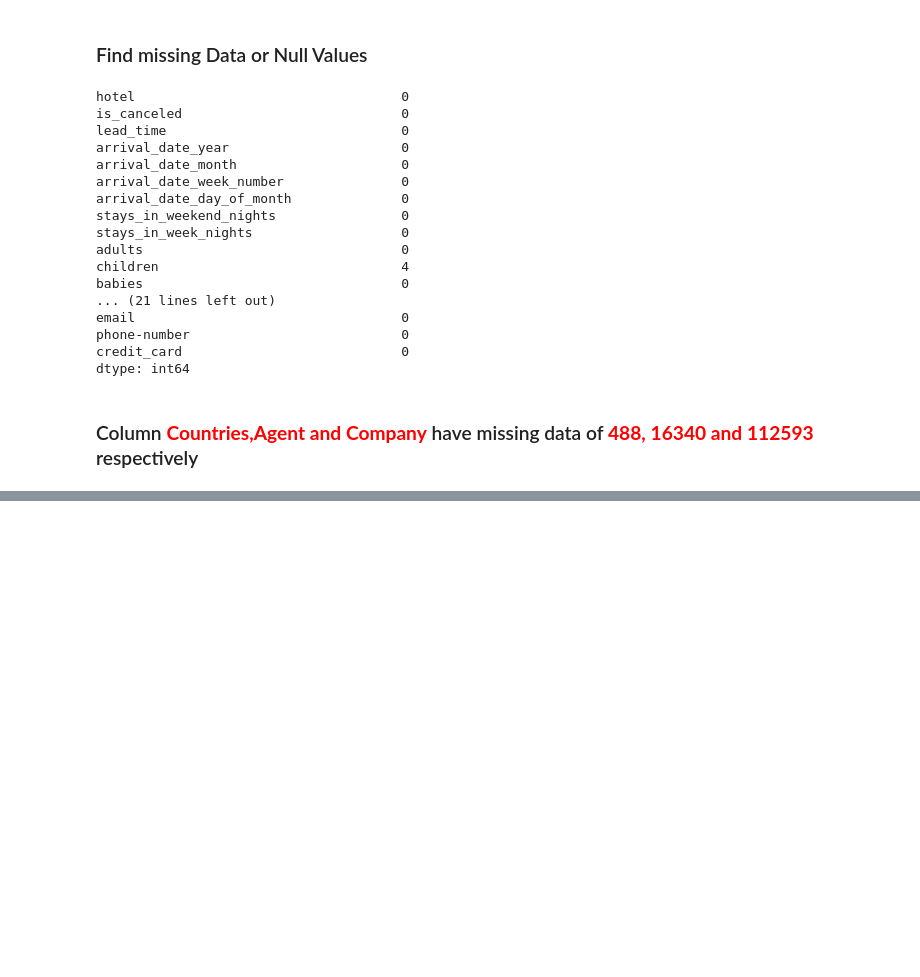
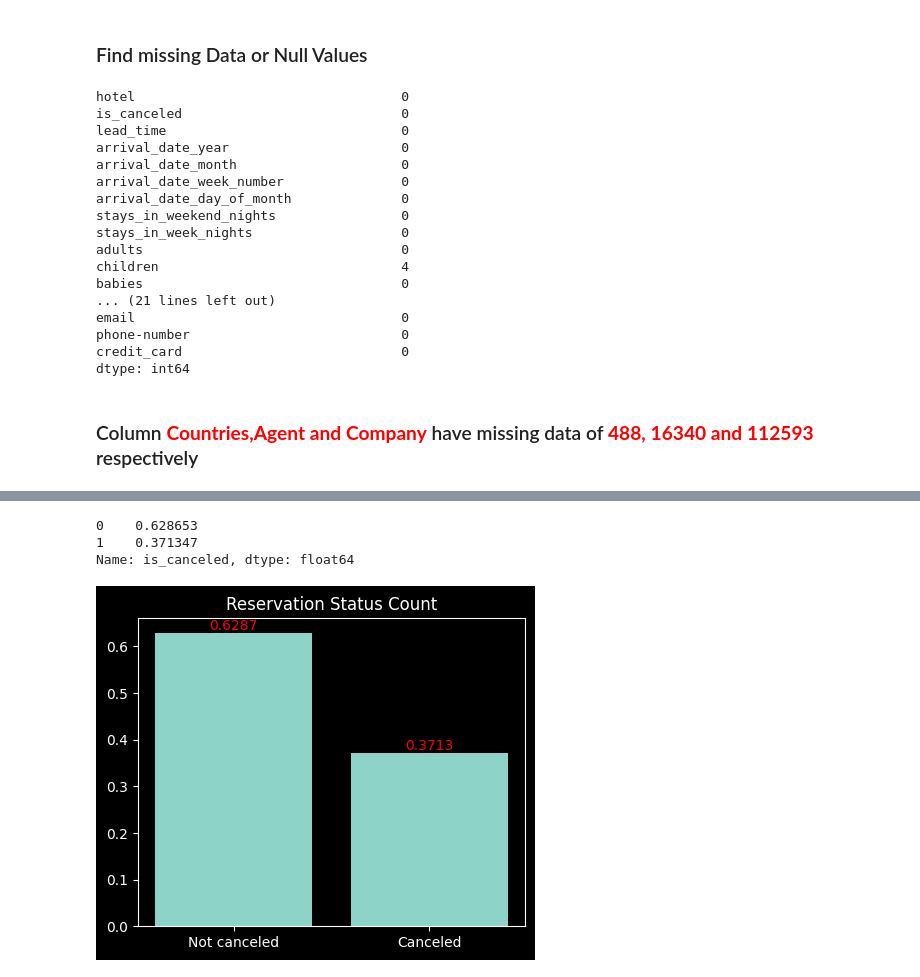
Before and after one commit to waseemofficial/Hotel-Booking-Data-, a Jupyter notebook: hotelBookingAnalysis.ipynb, the cells around one changed output, grey strips where cells are left out. Saved outputs shown, nothing was run; the diff lists cells and outputs as text; code cells hidden in the pictures; blank space fills up the shorter version.

```diff
--- a/hotelBookingAnalysis.ipynb
+++ b/hotelBookingAnalysis.ipynb
@@ -103,0 +189,15 @@ df.dropna(inplace=True)
+# %%
+cancelled_percentage= df["is_canceled"].value_counts(normalize=True)
+print(cancelled_percentage)
+plt.style.use("dark_background")
+plt.figure(figsize=(5,4))
+plt.title("Reservation Status Count")
+ax=plt.subplot()
+plt.bar(["Not canceled","Canceled"],df["is_canceled"].value_counts(normalize=True))
+ax.bar_label(ax.containers[0],color="red",fontsize=10,fmt='%.4f')
+plt.show()
+# %% [output]
+0    0.628653
+1    0.371347
+Name: is_canceled, dtype: float64
+[figure, added]
```
Also changed, not shown: parts of 22 cells of this notebook.
